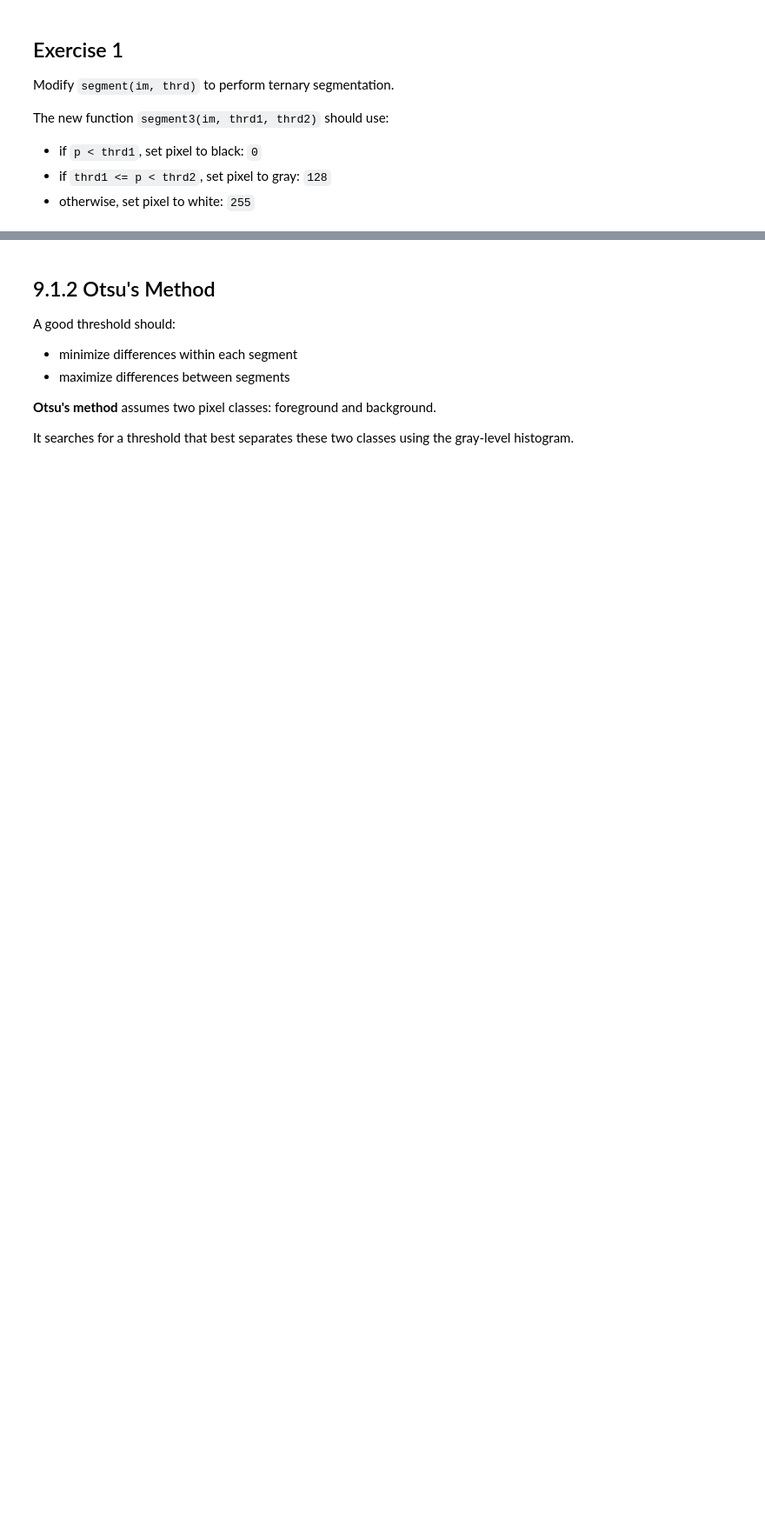
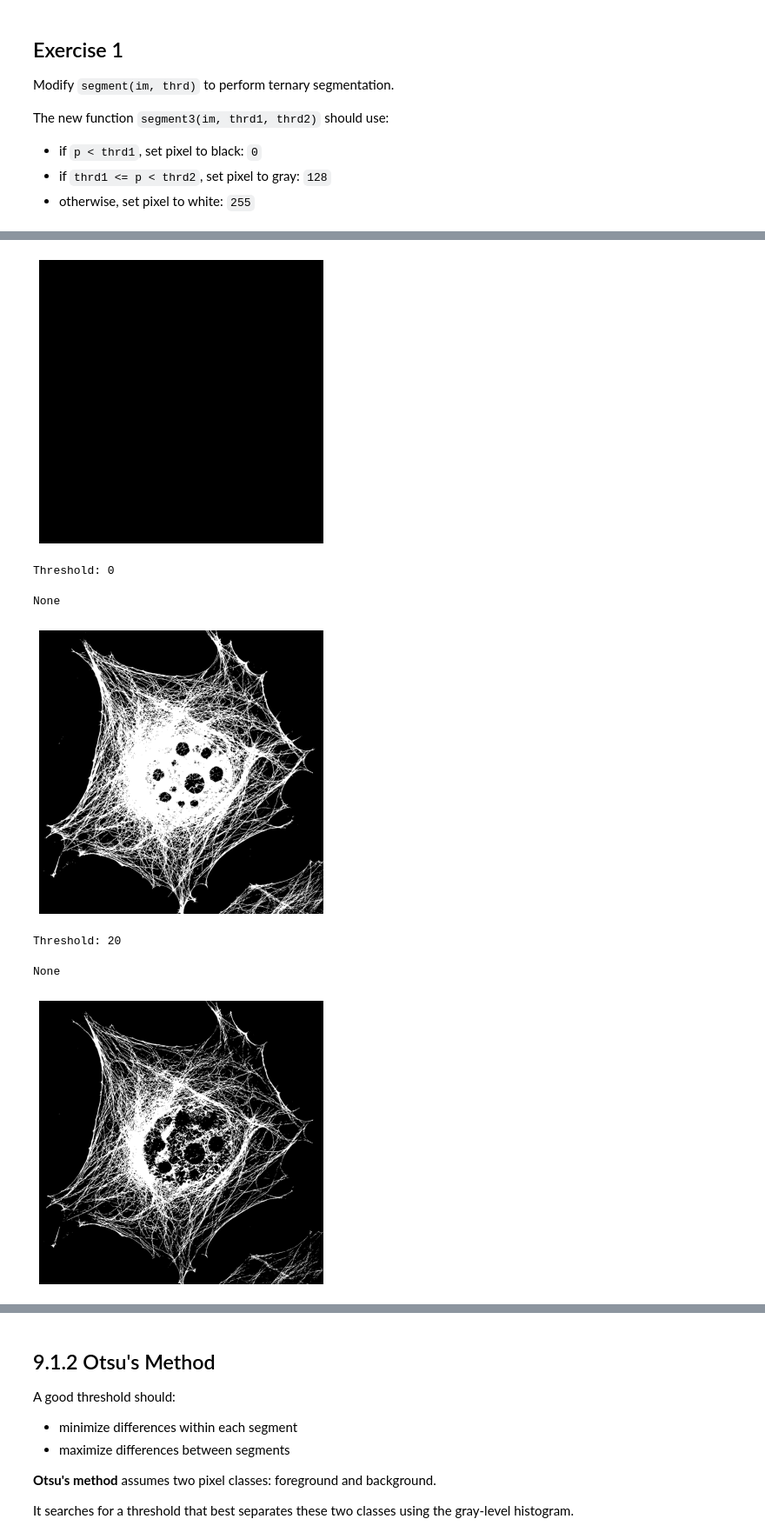
Before and after one commit to ariefouren/BIU-bio-python-2026, a Jupyter notebook: 03_Chapters/09_Image_Processing/slides/Chapter_09_Image_Processing_slides.ipynb, the cells around one changed output, grey strips where cells are left out. Shown at 87% size. Saved outputs shown, nothing was run; the diff lists cells and outputs as text; code cells hidden in the pictures; blank space fills up the shorter version.

Commit message:
blood_cells

```diff
--- a/03_Chapters/09_Image_Processing/slides/Chapter_09_Image_Processing_slides.ipynb
+++ b/03_Chapters/09_Image_Processing/slides/Chapter_09_Image_Processing_slides.ipynb
@@ -144,8 +144,17 @@ The new function `segment3(im, thrd1, thrd2)` should use:
 
 **Figure 9.2.** Binary segmentation with different thresholds: (a) 12, (b) 27, (c) 42.
 # %%
-im = Image.open("...").convert('L')
+im = Image.open("cell_color.png").convert('L')
 
-for th in [20, 40, 60]:  # Binary segmentation with various thresholds
-    out_im = segment(im, th)
-    out_im.show()
+for th in range(0, 256, 20):  # Binary segmentation with various thresholds
+    out_im = show_threshold(th)
+    print(f"Threshold: {th}")
+    display(out_im)
+# %% [output]
+[figure, added]
+Threshold: 0
+None
+[figure, added]
+Threshold: 20
+None
+[figure, added]
```
Also changed, not shown: parts of 3 cells of this notebook, 5 other files.
